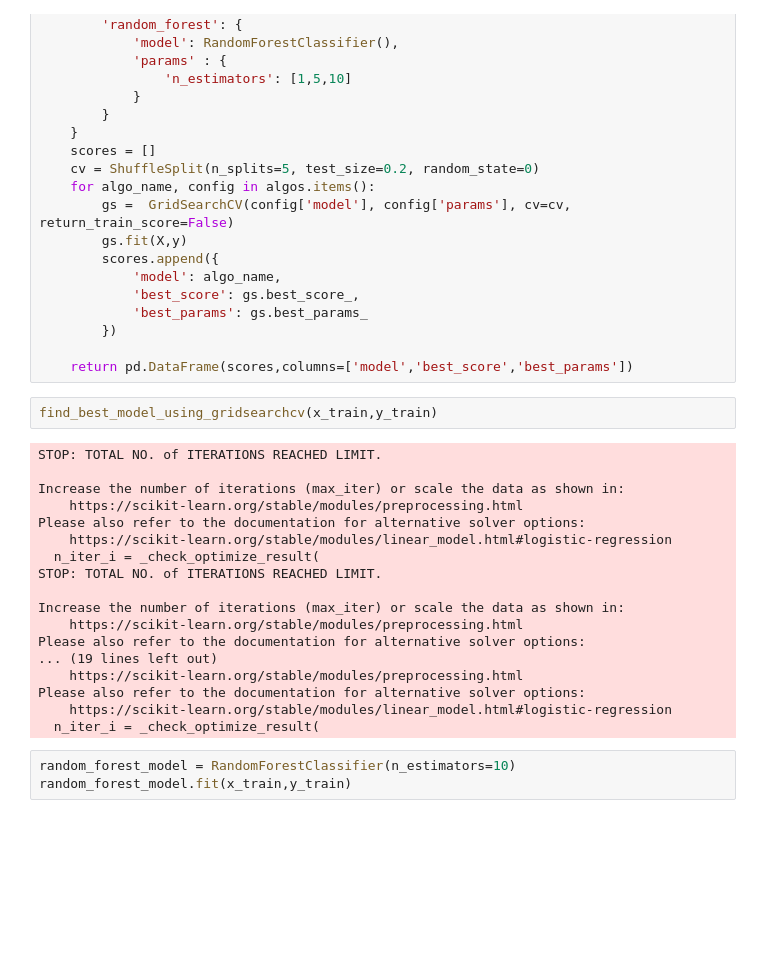
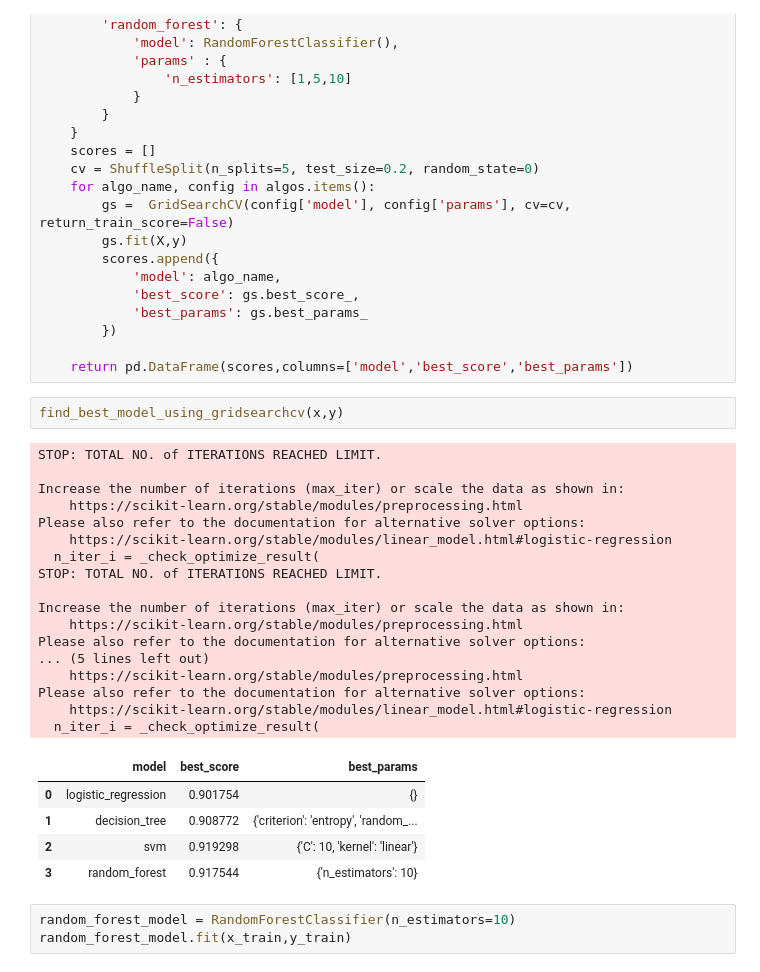
Before and after one commit to VishalRashmika/breast-cancer-prediction-model, a Jupyter notebook: model/model.ipynb, the cells around one changed output. Drawn from its saved outputs; the diff is of its cells as text; blank space fills up the shorter version.

Commit message:
end of the model build

```diff
--- a/model/model.ipynb
+++ b/model/model.ipynb
@@ -103,26 +103,31 @@ def find_best_model_using_gridsearchcv(X,y):
         })
 
     return pd.DataFrame(scores,columns=['model','best_score','best_params'])
-# %%
-find_best_model_using_gridsearchcv(x_train,y_train)
-# %% [output]
-STOP: TOTAL NO. of ITERATIONS REACHED LIMIT.
-
-Increase the number of iterations (max_iter) or scale the data as shown in:
-    https://scikit-learn.org/stable/modules/preprocessing.html
-Please also refer to the documentation for alternative solver options:
-    https://scikit-learn.org/stable/modules/linear_model.html#logistic-regression
-  n_iter_i = _check_optimize_result(
-STOP: TOTAL NO. of ITERATIONS REACHED LIMIT.
-
-Increase the number of iterations (max_iter) or scale the data as shown in:
-    https://scikit-learn.org/stable/modules/preprocessing.html
-Please also refer to the documentation for alternative solver options:
-... (19 lines left out)
-    https://scikit-learn.org/stable/modules/preprocessing.html
-Please also refer to the documentation for alternative solver options:
-    https://scikit-learn.org/stable/modules/linear_model.html#logistic-regression
-  n_iter_i = _check_optimize_result(
+# %%
+find_best_model_using_gridsearchcv(x,y)
+# %% [output]
+STOP: TOTAL NO. of ITERATIONS REACHED LIMIT.
+
+Increase the number of iterations (max_iter) or scale the data as shown in:
+    https://scikit-learn.org/stable/modules/preprocessing.html
+Please also refer to the documentation for alternative solver options:
+    https://scikit-learn.org/stable/modules/linear_model.html#logistic-regression
+  n_iter_i = _check_optimize_result(
+STOP: TOTAL NO. of ITERATIONS REACHED LIMIT.
+
+Increase the number of iterations (max_iter) or scale the data as shown in:
+    https://scikit-learn.org/stable/modules/preprocessing.html
+Please also refer to the documentation for alternative solver options:
+... (5 lines left out)
+    https://scikit-learn.org/stable/modules/preprocessing.html
+Please also refer to the documentation for alternative solver options:
+    https://scikit-learn.org/stable/modules/linear_model.html#logistic-regression
+  n_iter_i = _check_optimize_result(
+|  | model | best_score | best_params |
+| 0 | logistic_regression | 0.901754 | {} |
+| 1 | decision_tree | 0.908772 | {'criterion': 'entropy', 'random_... |
+| 2 | svm | 0.919298 | {'C': 10, 'kernel': 'linear'} |
+| 3 | random_forest | 0.917544 | {'n_estimators': 10} |
 # %%
 random_forest_model = RandomForestClassifier(n_estimators=10)
 random_forest_model.fit(x_train,y_train)
```
Also changed, not shown: parts of 9 cells of this notebook, 2 other files.
